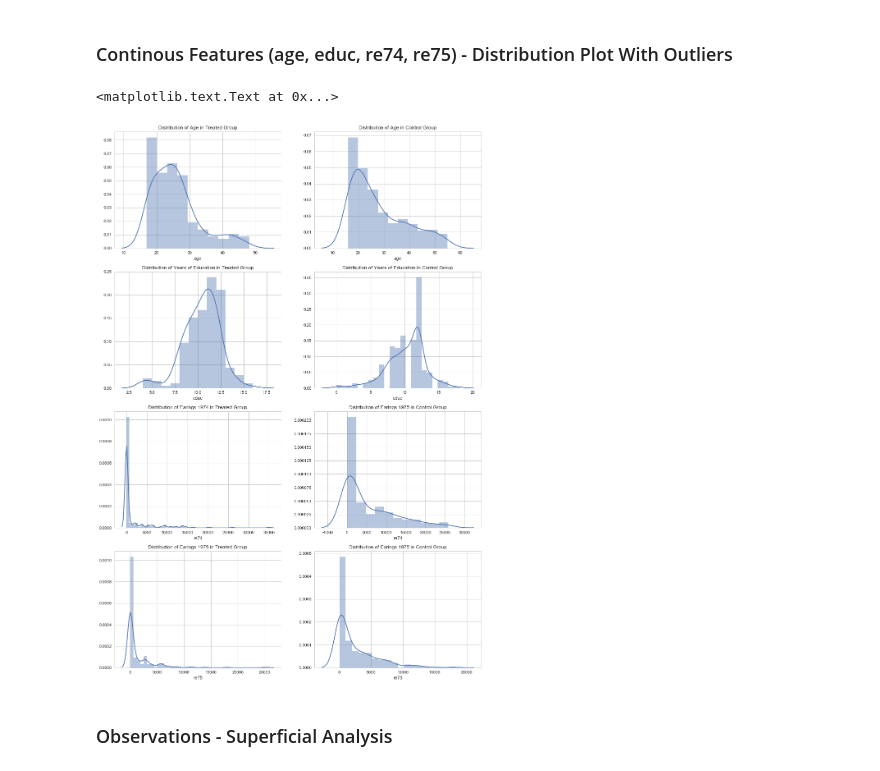
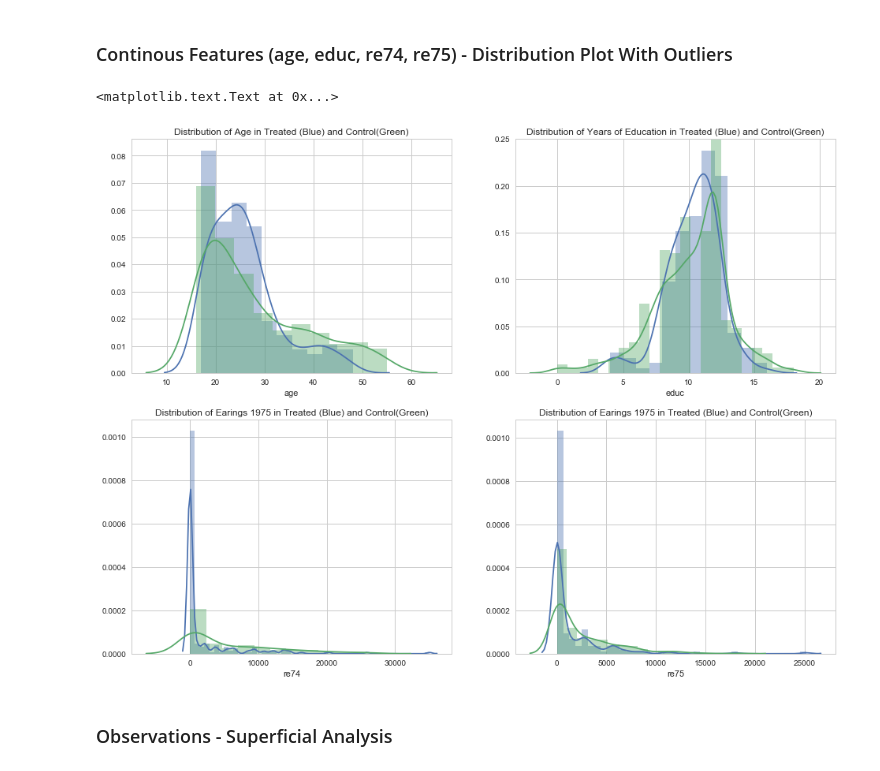
Before and after one commit to sanadhis/ADA-2017, a Jupyter notebook: 04 - Applied ML/Homework04.ipynb, the cells around one changed output. Cells and saved outputs as stored; diff of their text form; code cells hidden in the pictures.

```diff
--- a/04 - Applied ML/Homework04.ipynb
+++ b/04 - Applied ML/Homework04.ipynb
@@ -284,34 +284,27 @@ ax4.set_title("Distribution of Earnings in 1975 (Green=Control, Yellow=Treated)"
 # %% [markdown]
 ### Continous Features (age, educ, re74, re75) - Distribution Plot With Outliers
 # %%
-fig, ([ax1, ax2], [ax3, ax4], [ax5, ax6], [ax7, ax8]) = plt.subplots(nrows=4, ncols=2)
-fig.set_size_inches(16, 24)
+fig, ([ax1, ax2], [ax3, ax4]) = plt.subplots(nrows=2, ncols=2)
+fig.set_size_inches(16, 12)
+
 ax1 = sns.distplot(df_treated['age'], ax=ax1)
-ax1.set_title("Distribution of Age in Treated Group")
+ax1 = sns.distplot(df_control['age'], ax=ax1)
+ax1.set_title("Distribution of Age in Treated (Blue) and Control(Green)")
 
-ax2 = sns.distplot(df_control['age'], ax=ax2)
-ax2.set_title("Distribution of Age in Control Group")
+ax2 = sns.distplot(df_treated['educ'], ax=ax2)
+ax2 = sns.distplot(df_control['educ'], ax=ax2)
+ax2.set_title("Distribution of Years of Education in Treated (Blue) and Control(Green)")
 
-ax3 = sns.distplot(df_treated['educ'], ax=ax3)
-ax3.set_title("Distribution of Years of Education in Treated Group")
+ax3 = sns.distplot(df_treated['re74'], ax=ax3)
+ax3 = sns.distplot(df_control['re74'], ax=ax3)
+ax3.set_title("Distribution of Earings 1975 in Treated (Blue) and Control(Green)")
 
-ax4 = sns.distplot(df_control['educ'], ax=ax4)
-ax4.set_title("Distribution of Years of Education in Control Group")
-
-ax5 = sns.distplot(df_treated['re74'], ax=ax5)
-ax5.set_title("Distribution of Earings 1974 in Treated Group")
-
-ax6 = sns.distplot(df_control['re74'], ax=ax6)
-ax6.set_title("Distribution of Earings 1975 in Control Group")
-
-ax7 = sns.distplot(df_treated['re75'], ax=ax7)
-ax7.set_title("Distribution of Earings 1975 in Treated Group")
-
-ax8 = sns.distplot(df_control['re75'], ax=ax8)
-ax8.set_title("Distribution of Earings 1975 in Control Group")
+ax4 = sns.distplot(df_treated['re75'], ax=ax4)
+ax4 = sns.distplot(df_control['re75'], ax=ax4)
+ax4.set_title("Distribution of Earings 1975 in Treated (Blue) and Control(Green)")
 # %% [output]
 <matplotlib.text.Text at 0x...>
-[figure, old version]
+[figure, new version]
 # %% [markdown]
 ### Observations - Superficial Analysis
 # %% [markdown]
```
Also changed, not shown: parts of 8 cells of this notebook.
